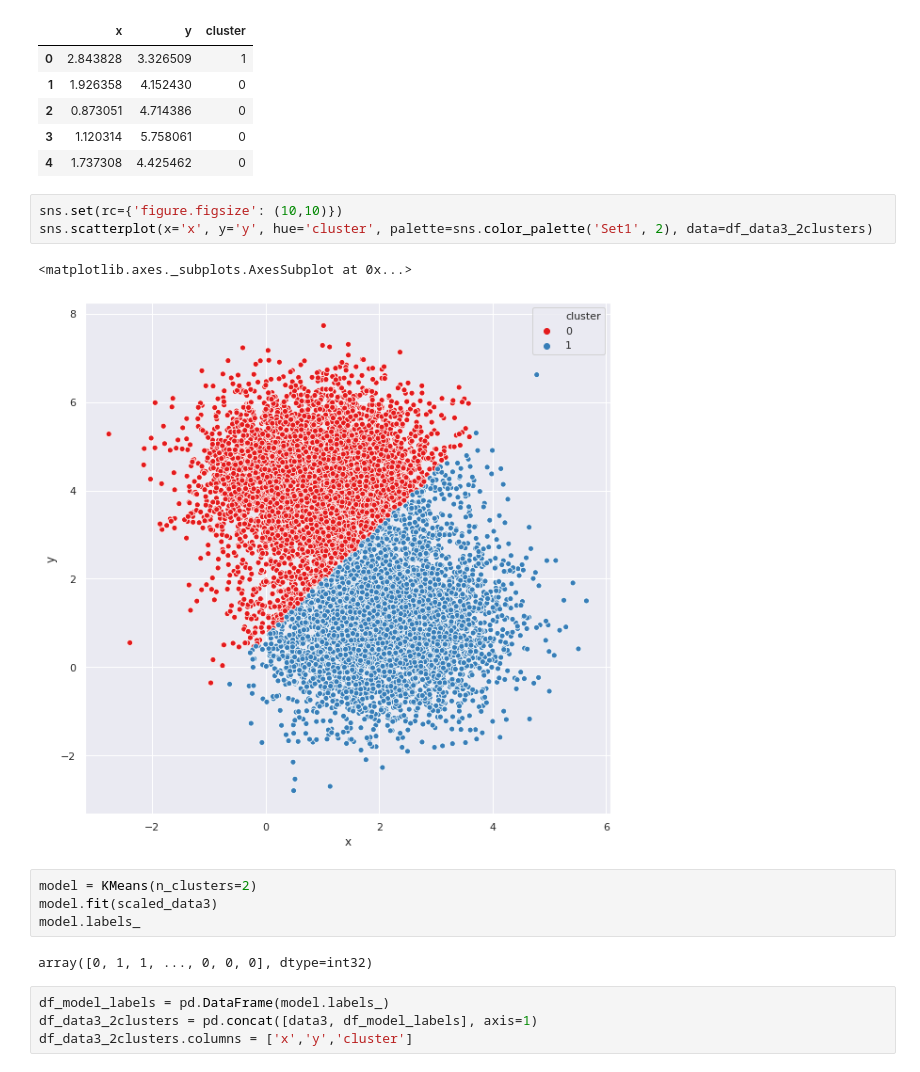
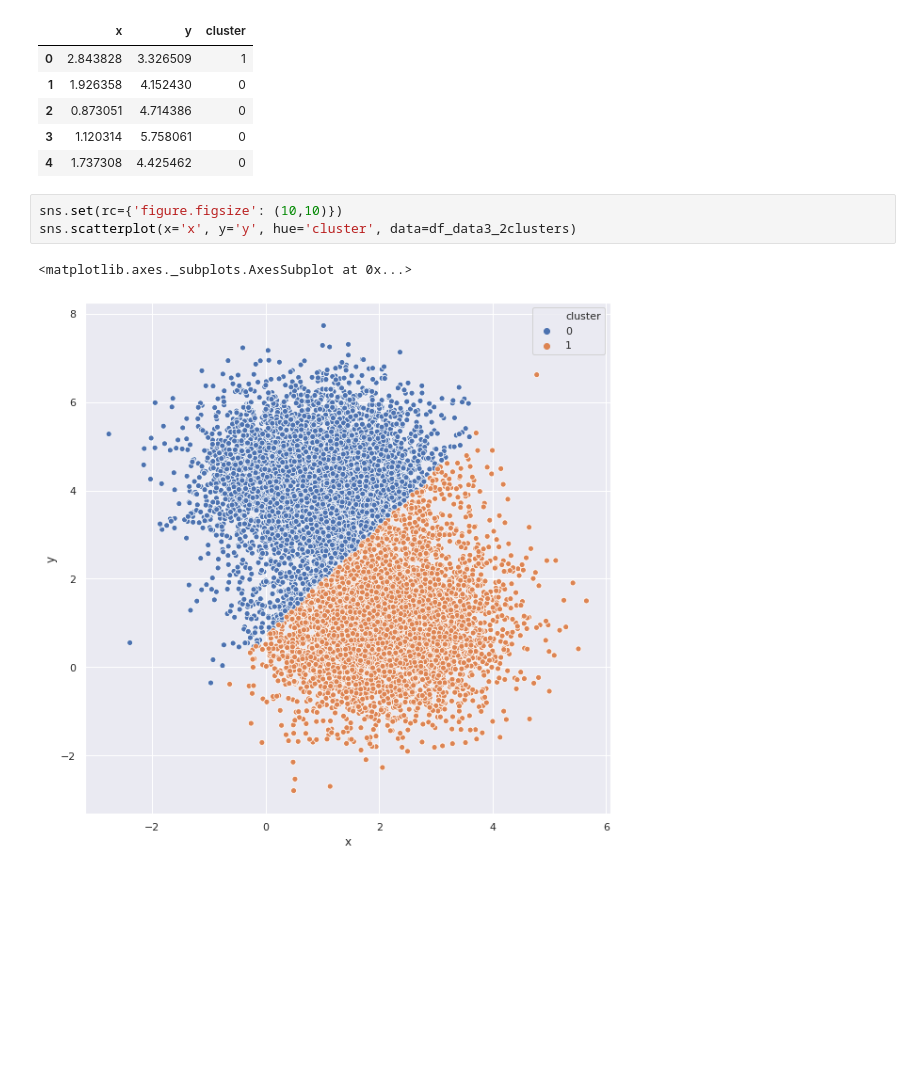
Before and after one commit to mateusms-p4/Mateusms_Inatel, a Jupyter notebook: Cluster_IN243.ipynb, the cells around one changed output. Drawn from its saved outputs; the diff is of its cells as text; blank space fills up the shorter version.

```diff
--- a/Cluster_IN243.ipynb
+++ b/Cluster_IN243.ipynb
@@ -120,17 +102,7 @@ df_data3_2clusters.head()
 | 4 | 1.737308 | 4.425462 | 0 |
 # %%
 sns.set(rc={'figure.figsize': (10,10)})
-sns.scatterplot(x='x', y='y', hue='cluster', palette=sns.color_palette('Set1', 2), data=df_data3_2clusters)
+sns.scatterplot(x='x', y='y', hue='cluster', data=df_data3_2clusters)
 # %% [output]
 <matplotlib.axes._subplots.AxesSubplot at 0x...>
-[figure, old version]
+[figure, new version]
-# %%
-model = KMeans(n_clusters=2)
-model.fit(scaled_data3)
-model.labels_
-# %% [output]
-array([0, 1, 1, ..., 0, 0, 0], dtype=int32)
-# %%
-df_model_labels = pd.DataFrame(model.labels_)
-df_data3_2clusters = pd.concat([data3, df_model_labels], axis=1)
-df_data3_2clusters.columns = ['x','y','cluster']
```
Also changed, not shown: parts of 8 cells of this notebook.
